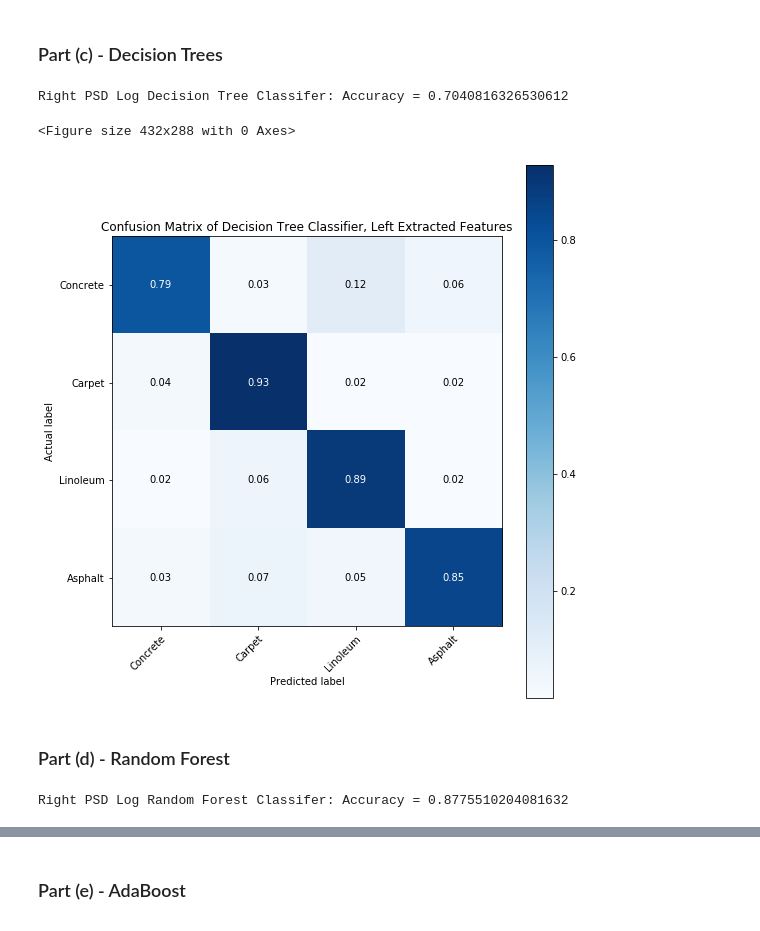
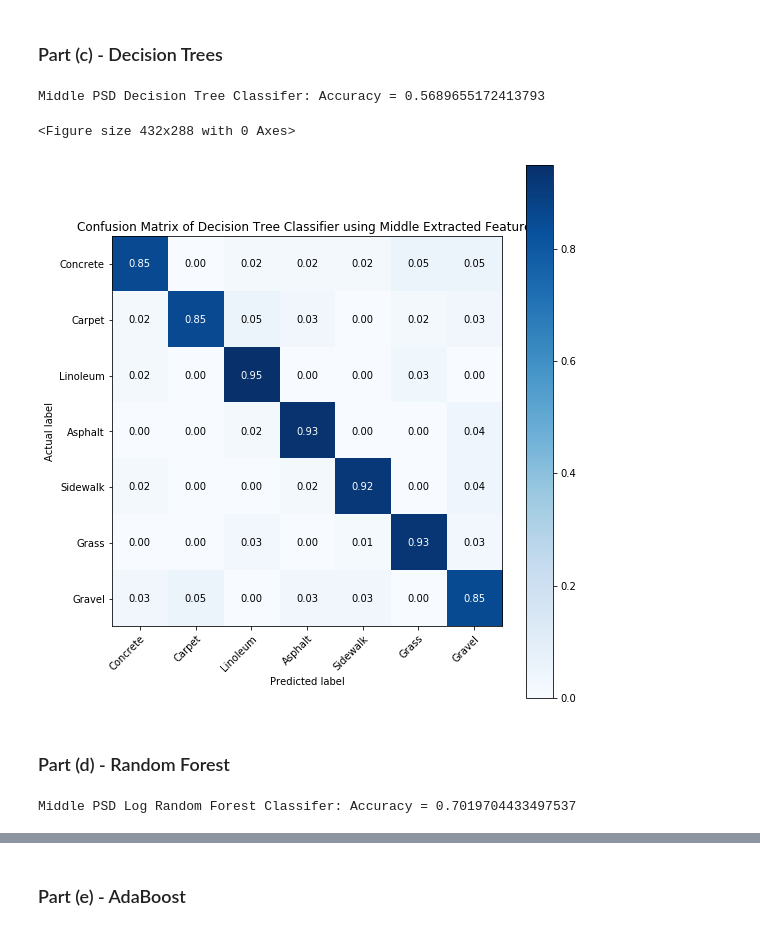
Before and after one commit to KeenanMcConkey/Wheelchair-Terrain-Classification, a Jupyter notebook: TerrainClassification-NewData.ipynb, the cells around one changed output, grey strips where cells are left out. Cells and saved outputs as stored; diff of their text form; code cells hidden in the pictures.

```diff
--- a/TerrainClassification-NewData.ipynb
+++ b/TerrainClassification-NewData.ipynb
@@ -97,7 +97,7 @@ def get_transform(_label):
 # %%
 # Find .csv files
 raw_datasets = {}
-dataset_paths = glob.glob('imu_data/set_caster_issue/*.csv')
+dataset_paths = glob.glob('imu_data/set_full_upgraded/*.csv')
 # %%
 # Import datasets as an array of Pandas DataFrames
 TRIM_START = 1800 # Number of data points to trim from each side (1s = 300 data points for frame)
@@ -917,7 +928,7 @@ def feature_all(features, datasets, regular=True):
 
             directions.update({direction: pd.DataFrame.from_dict(feats)})
 
-        datasets_feat.update({label.replace('PSD', ''): directions})
+        datasets_feat.update({label.replace('_PSD', ''): directions})
 
     return datasets_feat
 # %%
@@ -1669,15 +1683,15 @@ predict_psd_log = predict_each_placement(train_psd_log, test_psd_log, model)
 # %%
 # Compute accuracy by comparing predicted to actual labels
 accuracy = accuracy_score(test_psd_log[1]['Middle'], predict_psd_log['Middle'])
-print('Right PSD Log Decision Tree Classifer: Accuracy = {}'.format(accuracy))
+print('Middle PSD Decision Tree Classifer: Accuracy = {}'.format(accuracy))
 # %% [output]
-Right PSD Log Decision Tree Classifer: Accuracy = 0.7040816326530612
+Middle PSD Decision Tree Classifer: Accuracy = 0.5689655172413793
 # %%
 plot_confusion_matrix(test_feat[1]['Middle'], predict_feat['Middle'], classes=terrains, normalize=True,
-                      title='Confusion Matrix of Decision Tree Classifier, Left Extracted Features')
+                      title='Confusion Matrix of Decision Tree Classifier using Middle Extracted Features')
 # %% [output]
 <Figure size 432x288 with 0 Axes>
-[figure, old version]
+[figure, new version]
 # %% [markdown]
 ### Part (d) - Random Forest
 # %%
@@ -1690,9 +1704,9 @@ predict_psd_log = predict_each_placement(train_psd_log, test_psd_log, model)
 # %%
 # Compute accuracy by comparing predicted to actual labels
 accuracy = accuracy_score(test_psd_log[1]['Middle'], predict_psd_log['Middle'])
-print('Right PSD Log Random Forest Classifer: Accuracy = {}'.format(accuracy))
+print('Middle PSD Log Random Forest Classifer: Accuracy = {}'.format(accuracy))
 # %% [output]
-Right PSD Log Random Forest Classifer: Accuracy = 0.8775510204081632
+Middle PSD Log Random Forest Classifer: Accuracy = 0.7019704433497537
 # %%
 plot_confusion_matrix(test_psd_log[1]['Middle'], predict_psd_log['Middle'], classes=terrains, normalize=True,
                       title='Confusion Matrix of Random Forest Classifier using Middle PSD')
```
Also changed, not shown: parts of 75 cells of this notebook, 36 other files.
